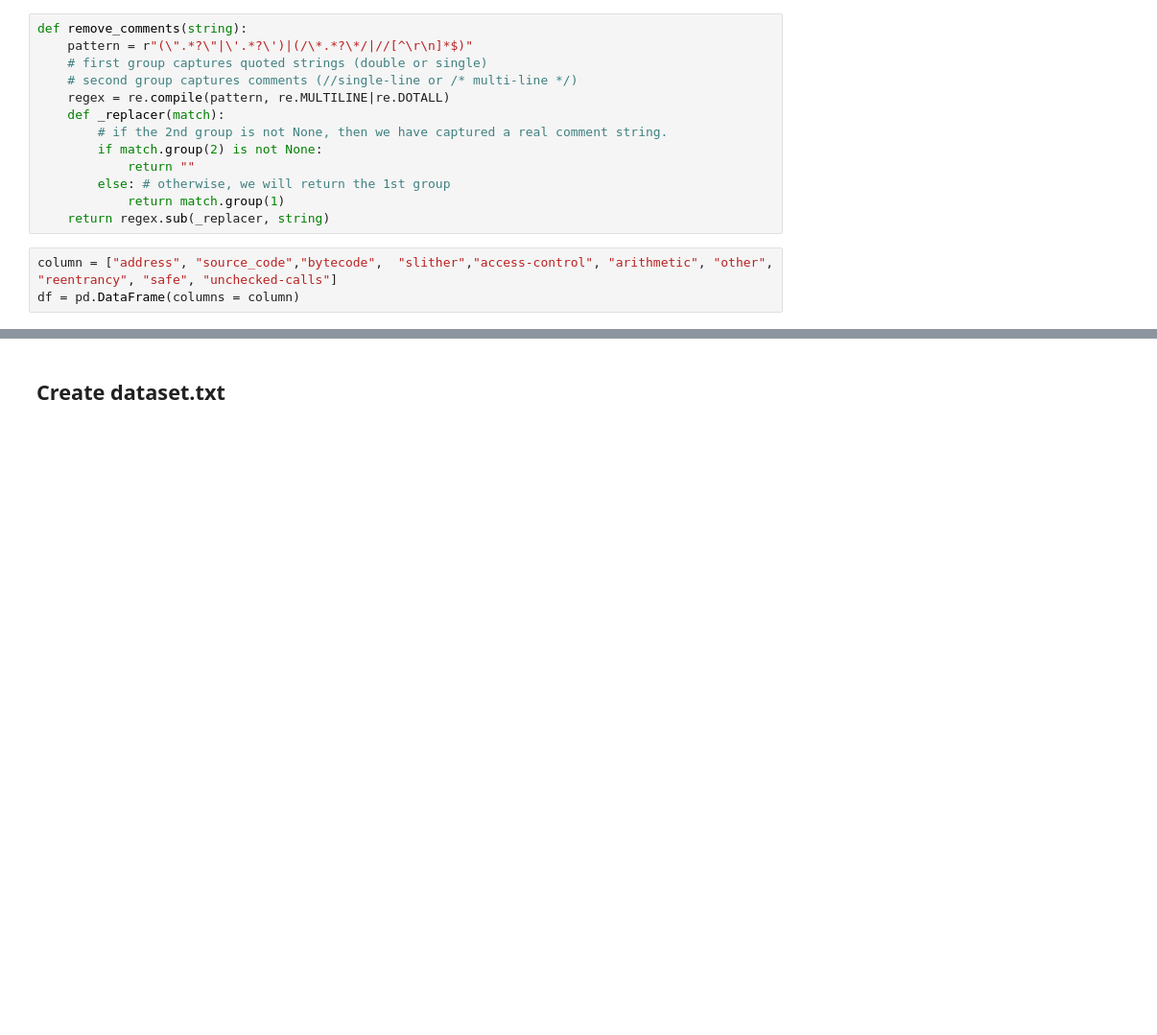
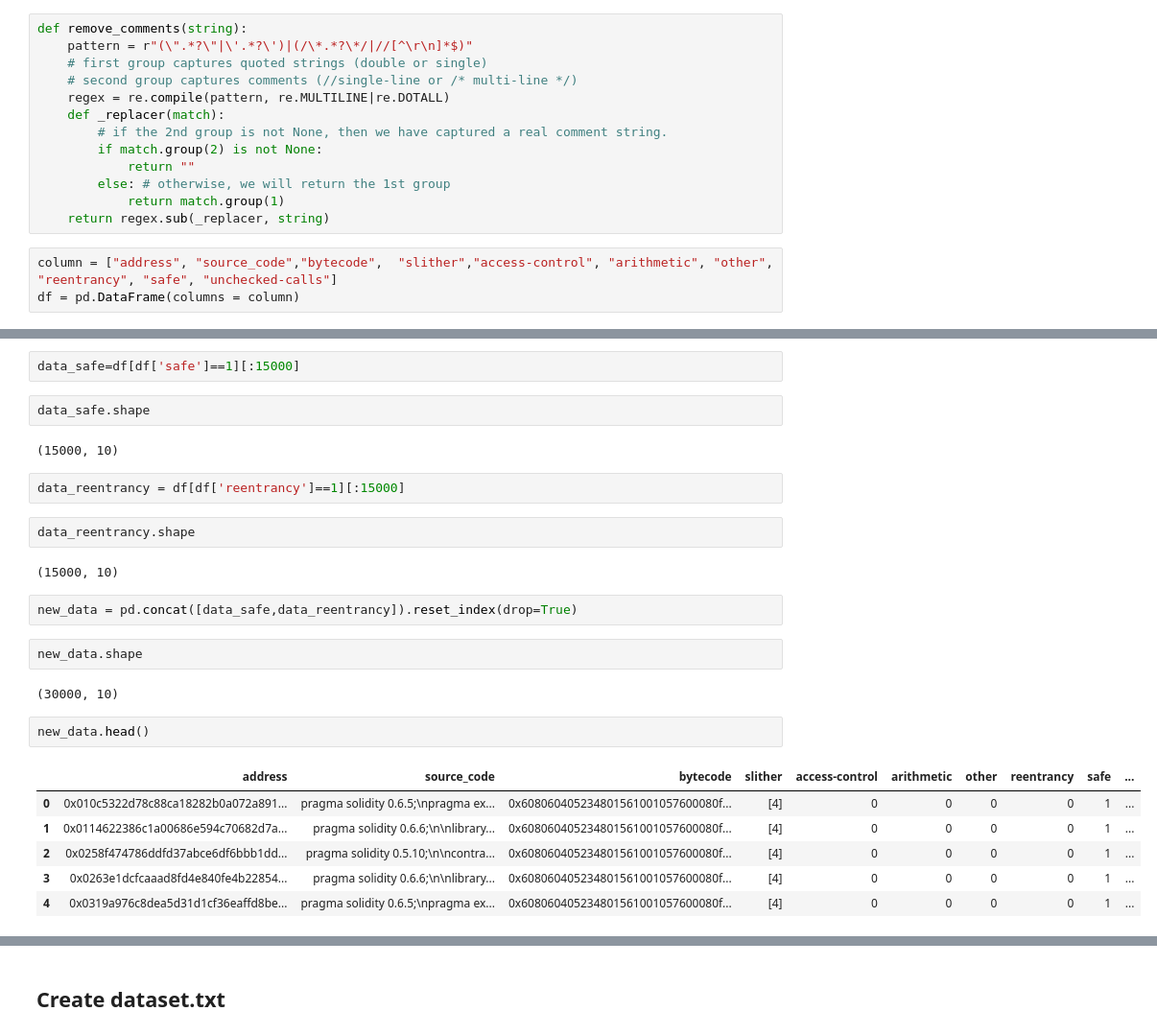
Before and after one commit to khangtictoc/NT522.N11.ATCL-Machine-learning-for-information-security_Project, a Jupyter notebook: dataset.ipynb, the cells around one changed output, grey strips where cells are left out. Shown: that part at 96% size. Cells and saved outputs as stored; diff of their text form; blank space fills up the shorter version.

```diff
--- a/dataset.ipynb
+++ b/dataset.ipynb
@@ -59,0 +136,27 @@ df
+# %%
+data_safe=df[df['safe']==1][:15000]
+# %%
+data_safe.shape
+# %% [output]
+(15000, 10)
+# %%
+data_reentrancy = df[df['reentrancy']==1][:15000]
+# %%
+data_reentrancy.shape
+# %% [output]
+(15000, 10)
+# %%
+new_data = pd.concat([data_safe,data_reentrancy]).reset_index(drop=True)
+# %%
+new_data.shape
+# %% [output]
+(30000, 10)
+# %%
+new_data.head()
+# %% [output]
+|  | address | source_code | bytecode | slither | access-control | arithmetic | other | reentrancy | safe | ... |
+| 0 | 0x010c5322d78c88ca18282b0a072a891... | pragma solidity 0.6.5;\npragma ex... | 0x608060405234801561001057600080f... | [4] | 0 | 0 | 0 | 0 | 1 | ... |
+| 1 | 0x0114622386c1a00686e594c70682d7a... | pragma solidity 0.6.6;\n\nlibrary... | 0x608060405234801561001057600080f... | [4] | 0 | 0 | 0 | 0 | 1 | ... |
+| 2 | 0x0258f474786ddfd37abce6df6bbb1dd... | pragma solidity 0.5.10;\n\ncontra... | 0x608060405234801561001057600080f... | [4] | 0 | 0 | 0 | 0 | 1 | ... |
+| 3 | 0x0263e1dcfcaaad8fd4e840fe4b22854... | pragma solidity 0.6.6;\n\nlibrary... | 0x608060405234801561001057600080f... | [4] | 0 | 0 | 0 | 0 | 1 | ... |
+| 4 | 0x0319a976c8dea5d31d1cf36eaffd8be... | pragma solidity 0.6.5;\npragma ex... | 0x608060405234801561001057600080f... | [4] | 0 | 0 | 0 | 0 | 1 | ... |
```
Also changed, not shown: parts of 23 cells of this notebook.
